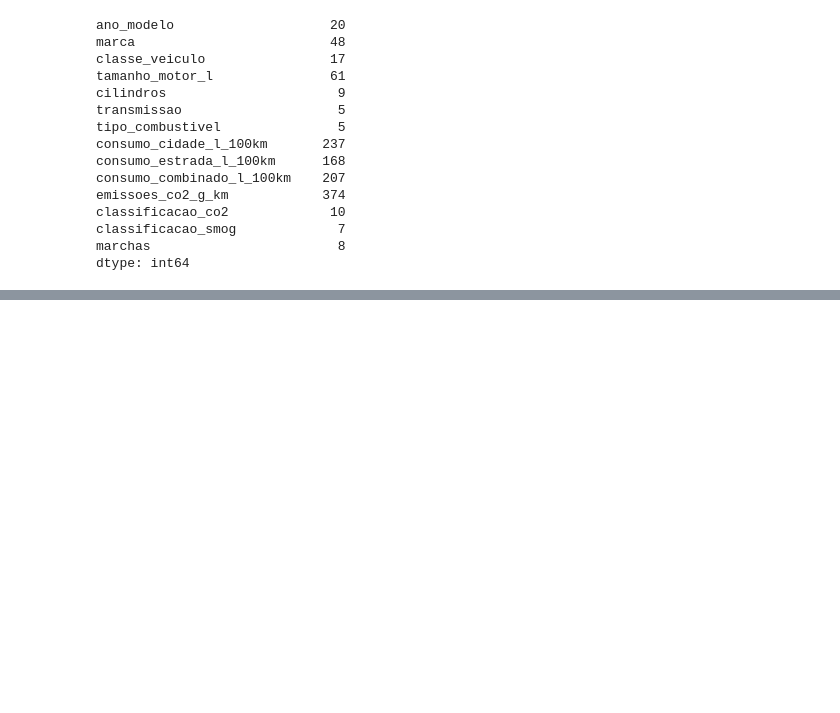
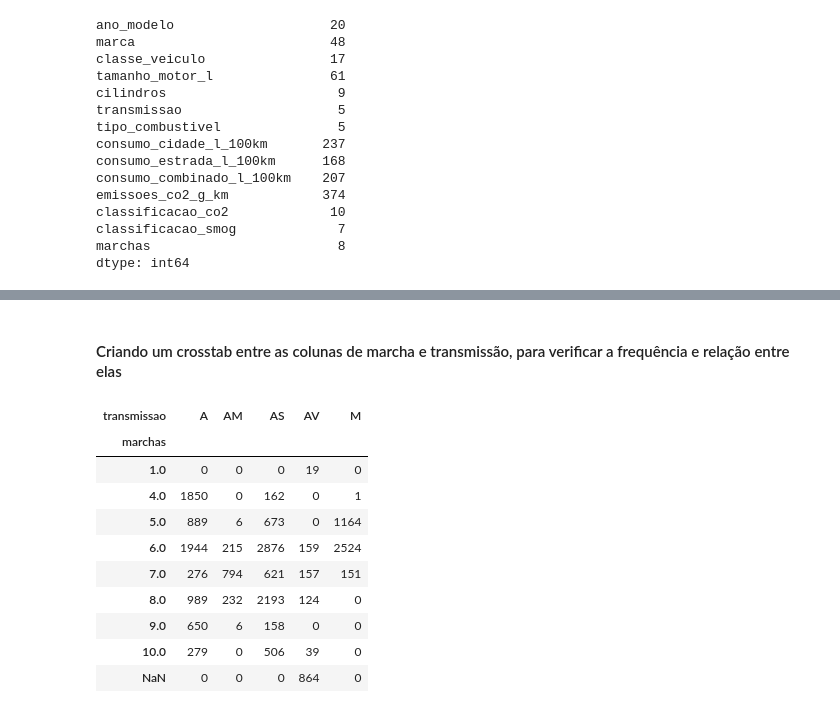
Before and after one commit to Antonio-Manoel/emissao-co2, a Jupyter notebook: notebooks/EDA.ipynb, the cells around one changed output, grey strips where cells are left out. Cells and saved outputs as stored; diff of their text form; code cells hidden in the pictures; blank space fills up the shorter version.

```diff
--- a/notebooks/EDA.ipynb
+++ b/notebooks/EDA.ipynb
@@ -202,0 +235,16 @@ dtype: int64
+# %% [markdown]
+#### Criando um crosstab entre as colunas de marcha e transmissão, para verificar a frequência e relação entre elas
+# %%
+pd.crosstab(df["marchas"], df["transmissao"], dropna=False)
+# %% [output]
+| transmissao | A | AM | AS | AV | M |
+| marchas |  |  |  |  |  |
+| 1.0 | 0 | 0 | 0 | 19 | 0 |
+| 4.0 | 1850 | 0 | 162 | 0 | 1 |
+| 5.0 | 889 | 6 | 673 | 0 | 1164 |
+| 6.0 | 1944 | 215 | 2876 | 159 | 2524 |
+| 7.0 | 276 | 794 | 621 | 157 | 151 |
+| 8.0 | 989 | 232 | 2193 | 124 | 0 |
+| 9.0 | 650 | 6 | 158 | 0 | 0 |
+| 10.0 | 279 | 0 | 506 | 39 | 0 |
+| NaN | 0 | 0 | 0 | 864 | 0 |
```
Also changed, not shown: parts of 9 cells of this notebook.
